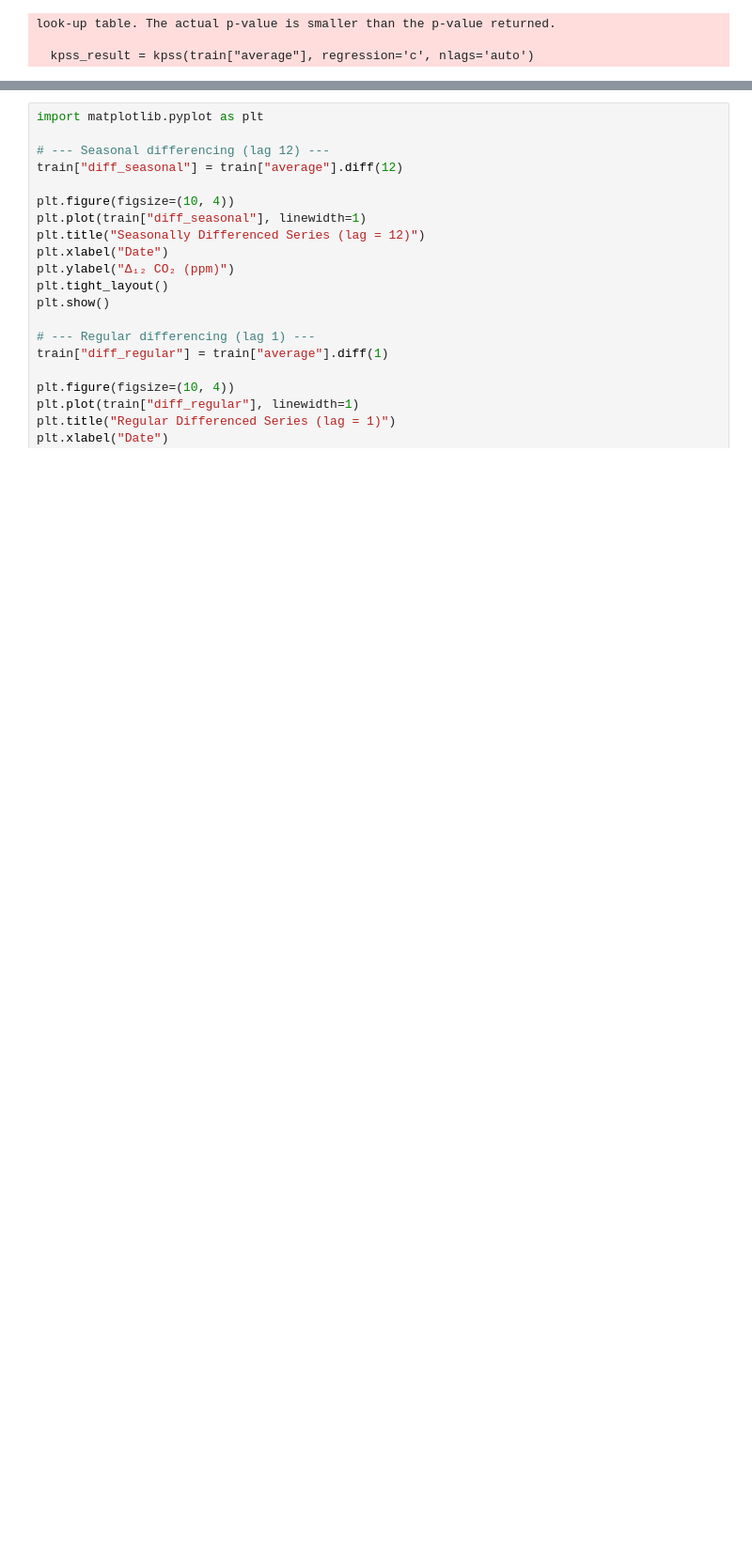
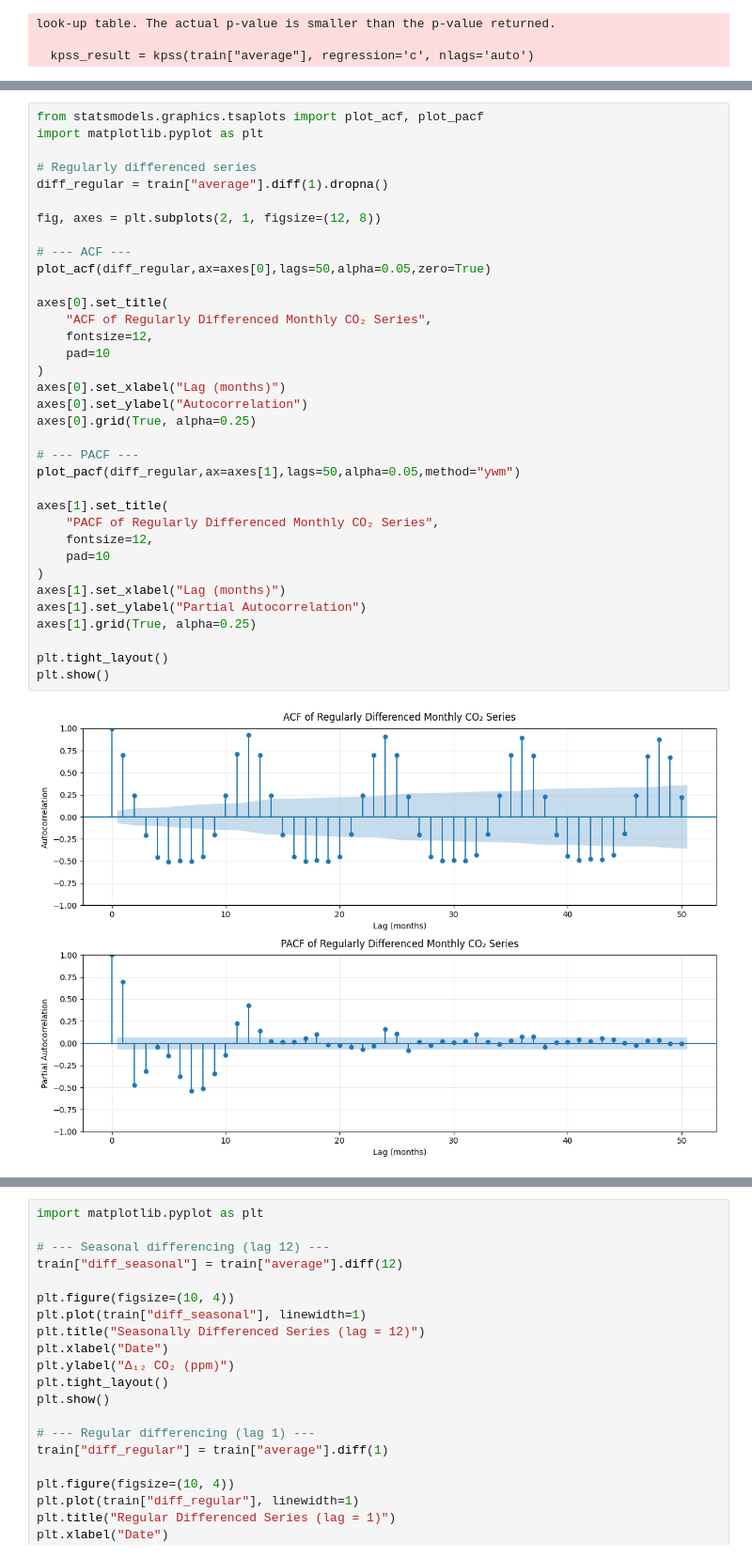
Before and after one commit to the-paulbear/noaa-greenhouse-gas-forecasting, a Jupyter notebook: time_series/CO2.ipynb, the cells around one changed output, grey strips where cells are left out. Shown at 94% size. Cells and saved outputs as stored; diff of their text form; blank space fills up the shorter version.

```diff
--- a/time_series/CO2.ipynb
+++ b/time_series/CO2.ipynb
@@ -248,0 +286,37 @@ The series therefore requires further transformation before fitting models that
+# %%
+from statsmodels.graphics.tsaplots import plot_acf, plot_pacf
+import matplotlib.pyplot as plt
+
+# Regularly differenced series
+diff_regular = train["average"].diff(1).dropna()
+
+fig, axes = plt.subplots(2, 1, figsize=(12, 8))
+
+# --- ACF ---
+plot_acf(diff_regular,ax=axes[0],lags=50,alpha=0.05,zero=True)
+
+axes[0].set_title(
+    "ACF of Regularly Differenced Monthly CO₂ Series",
+    fontsize=12,
+    pad=10
+)
+axes[0].set_xlabel("Lag (months)")
+axes[0].set_ylabel("Autocorrelation")
+axes[0].grid(True, alpha=0.25)
+
+# --- PACF ---
+plot_pacf(diff_regular,ax=axes[1],lags=50,alpha=0.05,method="ywm")
+
+axes[1].set_title(
+    "PACF of Regularly Differenced Monthly CO₂ Series",
+    fontsize=12,
+    pad=10
+)
+axes[1].set_xlabel("Lag (months)")
+axes[1].set_ylabel("Partial Autocorrelation")
+axes[1].grid(True, alpha=0.25)
+
+plt.tight_layout()
+plt.show()
+# %% [output]
+[figure, added]
```
Also changed, not shown: parts of 15 cells of this notebook.
